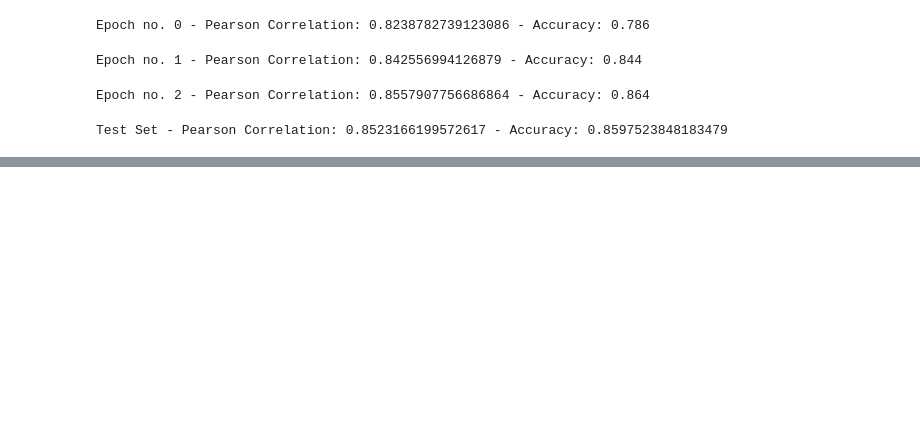
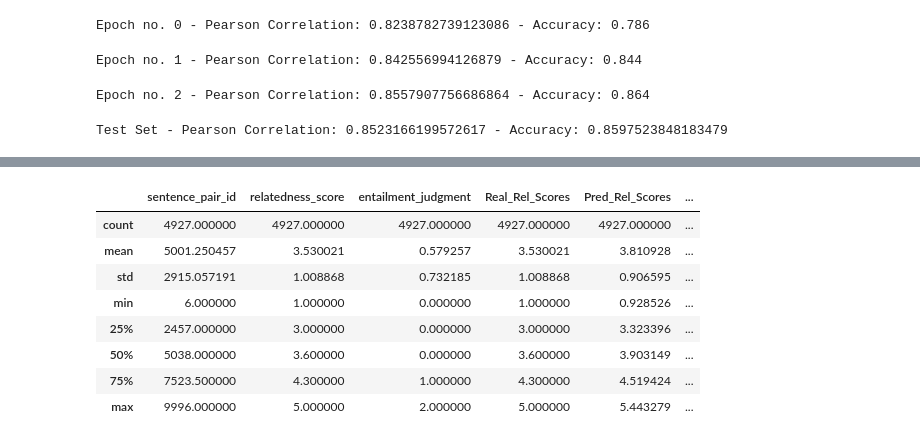
Before and after one commit to difersalest/NLP-Exercise-3, a Jupyter notebook: gpt2_version.ipynb, the cells around one changed output, grey strips where cells are left out. Drawn from its saved outputs; the diff is of its cells as text; code cells hidden in the pictures; blank space fills up the shorter version.

```diff
--- a/gpt2_version.ipynb
+++ b/gpt2_version.ipynb
@@ -366,0 +575,26 @@ Test Set - Pearson Correlation: 0.8523166199572617 - Accuracy: 0.859752384818347
+# %%
+import pandas as pd
+import numpy as np
+from collections import Counter
+test_data = SemevalDataset(split="test").data
+test_data_df = pd.DataFrame(test_data)
+results_test_df = pd.DataFrame({"Real_Rel_Scores": real_rel_scores, "Pred_Rel_Scores": pred_rel_scores, "Real_Entail_Classes": real_entail_classes, "Pred_Entail_Classes": pred_entail_classes})
+results_test_df = pd.concat([test_data_df, results_test_df], axis=1)
+
+sorted_results_test_df = results_test_df.sort_values(by="Real_Rel_Scores", ignore_index=True)
+sorted_results_test_df["index"] = range(0, len(sorted_results_test_df))
+
+label_map = {0: "Neutral", 1: "Entailment", 2: "Contradiction"}
+sorted_results_test_df["Real_Entail_Classes_Map"] = sorted_results_test_df["Real_Entail_Classes"].apply(lambda x: label_map[x])
+sorted_results_test_df["Pred_Entail_Classes_Map"] = sorted_results_test_df["Pred_Entail_Classes"].apply(lambda x: label_map[x])
+print(sorted_results_test_df.head(5))
+
+count_labels_real = Counter(sorted_results_test_df["Real_Entail_Classes_Map"])
+count_labels_pred = Counter(sorted_results_test_df["Pred_Entail_Classes_Map"])
+count_labels_real_df = pd.DataFrame({"Label": count_labels_real.keys(), "Groundtruth": count_labels_real.values()}, columns=["Label", "Groundtruth"])
+count_labels_pred_df = pd.DataFrame({"Label": count_labels_pred.keys(), "Predictions": count_labels_pred.values()}, columns=["Label", "Predictions"])
+count_labels_df = count_labels_real_df.merge(count_labels_pred_df, on="Label")
+print(count_labels_df)
+
+melted_df = count_labels_df.melt(id_vars="Label", var_name="Type", value_name="Count")
+print(melted_df)
@@ -366,0 +677,12 @@ Test Set - Pearson Correlation: 0.8523166199572617 - Accuracy: 0.859752384818347
+# %%
+sorted_results_test_df.describe()
+# %% [output]
+|  | sentence_pair_id | relatedness_score | entailment_judgment | Real_Rel_Scores | Pred_Rel_Scores | ... |
+| count | 4927.000000 | 4927.000000 | 4927.000000 | 4927.000000 | 4927.000000 | ... |
+| mean | 5001.250457 | 3.530021 | 0.579257 | 3.530021 | 3.810928 | ... |
+| std | 2915.057191 | 1.008868 | 0.732185 | 1.008868 | 0.906595 | ... |
+| min | 6.000000 | 1.000000 | 0.000000 | 1.000000 | 0.928526 | ... |
+| 25% | 2457.000000 | 3.000000 | 0.000000 | 3.000000 | 3.323396 | ... |
+| 50% | 5038.000000 | 3.600000 | 0.000000 | 3.600000 | 3.903149 | ... |
+| 75% | 7523.500000 | 4.300000 | 1.000000 | 4.300000 | 4.519424 | ... |
+| max | 9996.000000 | 5.000000 | 2.000000 | 5.000000 | 5.443279 | ... |
```
Also changed, not shown: parts of 17 cells of this notebook, 20 other files.
